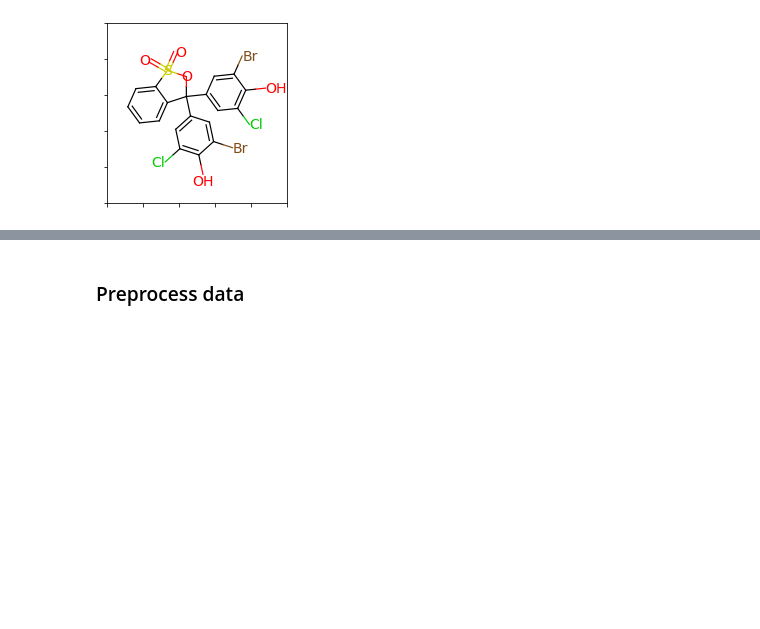
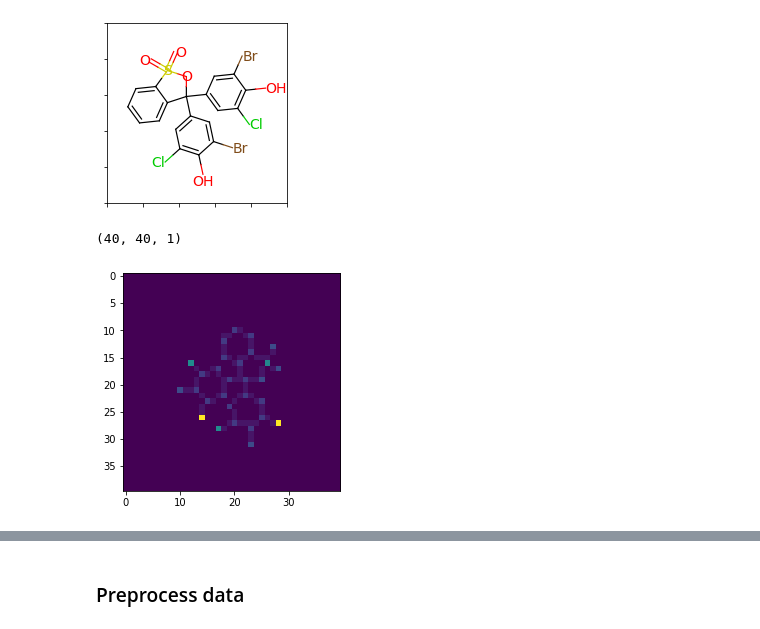
Before and after one commit to nisaruj/Chemception-plus, a Jupyter notebook: Chemception.ipynb, the cells around one changed output, grey strips where cells are left out. Saved outputs shown, nothing was run; the diff lists cells and outputs as text; code cells hidden in the pictures; blank space fills up the shorter version.

```diff
--- a/Chemception.ipynb
+++ b/Chemception.ipynb
@@ -194,4 +194,11 @@ def drawChemceptionFromNsc(nsc, embed=20.0, res=0.5):
 drawFromNsc(7816)
 # %% [output]
 [figure]
+# %%
+v = chemcepterizeFromNsc(7816, embed=10)
+print(v.shape)
+drawChemceptionFromNsc(7816, embed=10)
+# %% [output]
+(40, 40, 1)
+[figure, added]
 # %%
```
Also changed, not shown: parts of 9 cells of this notebook.
